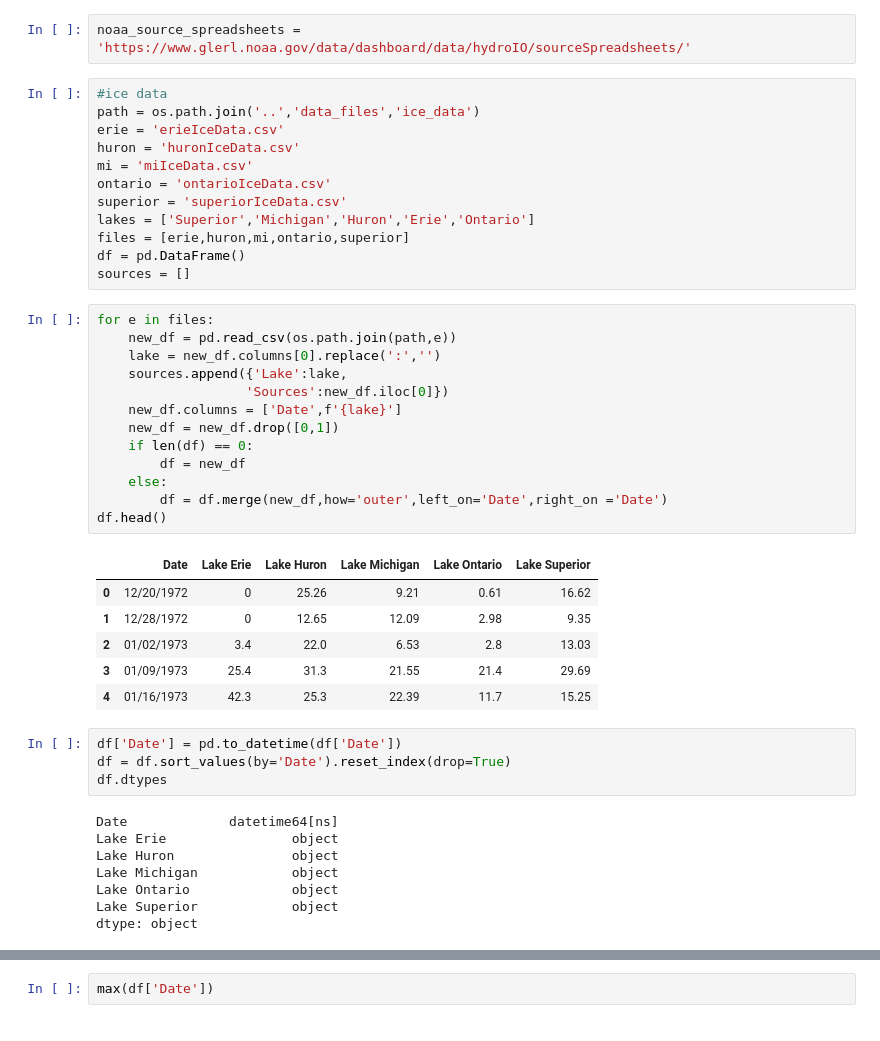
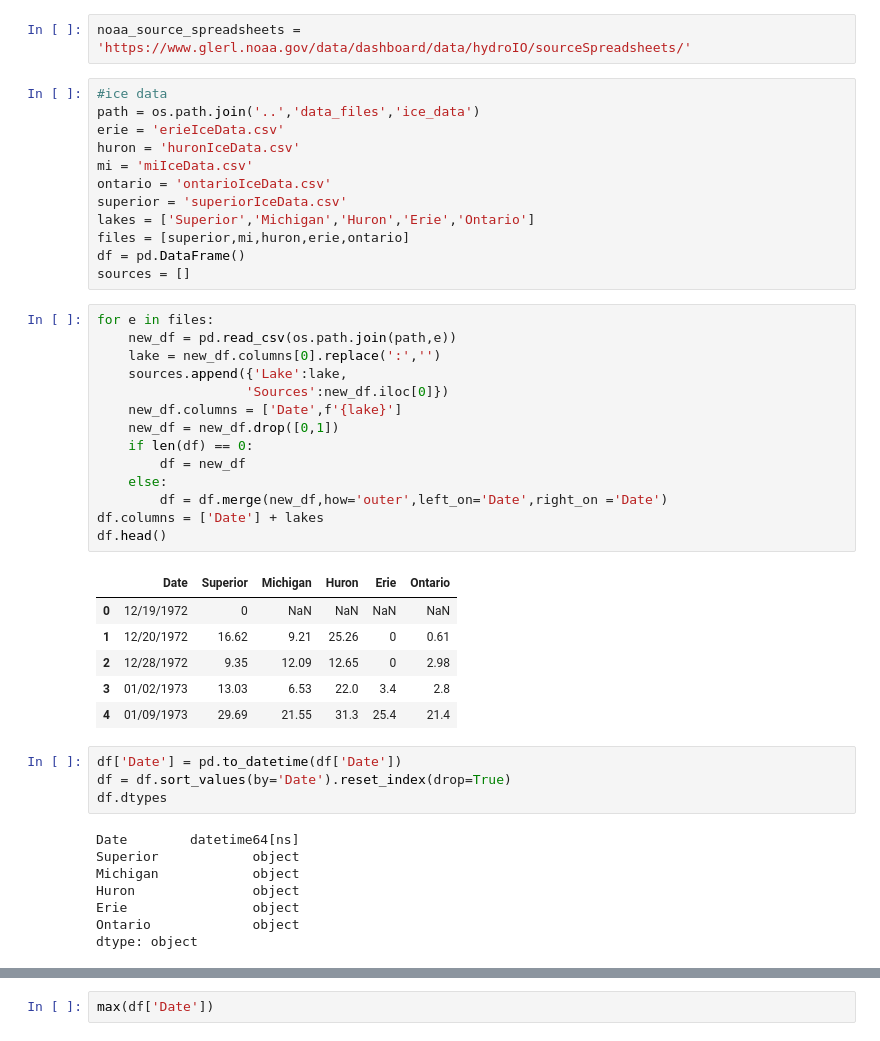
Before and after one commit to JansenKat/SMMBBGKJ-TTH-Prj1, a Jupyter notebook: notebooks/lake_ice.ipynb, the cells around one changed output, grey strips where cells are left out. Cells and saved outputs as stored; diff of their text form.

```diff
--- a/notebooks/lake_ice.ipynb
+++ b/notebooks/lake_ice.ipynb
@@ -15,40 +15,41 @@ mi = 'miIceData.csv'
 ontario = 'ontarioIceData.csv'
 superior = 'superiorIceData.csv'
 lakes = ['Superior','Michigan','Huron','Erie','Ontario']
-files = [erie,huron,mi,ontario,superior]
+files = [superior,mi,huron,erie,ontario]
 df = pd.DataFrame()
 sources = []
 # %%
 for e in files:
     new_df = pd.read_csv(os.path.join(path,e))
     lake = new_df.columns[0].replace(':','')
     sources.append({'Lake':lake,
                    'Sources':new_df.iloc[0]})
     new_df.columns = ['Date',f'{lake}']
     new_df = new_df.drop([0,1])
     if len(df) == 0:
         df = new_df
     else:
         df = df.merge(new_df,how='outer',left_on='Date',right_on ='Date')
+df.columns = ['Date'] + lakes
 df.head()
 # %% [output]
-|  | Date | Lake Erie | Lake Huron | Lake Michigan | Lake Ontario | Lake Superior |
-| 0 | 12/20/1972 | 0 | 25.26 | 9.21 | 0.61 | 16.62 |
-| 1 | 12/28/1972 | 0 | 12.65 | 12.09 | 2.98 | 9.35 |
-| 2 | 01/02/1973 | 3.4 | 22.0 | 6.53 | 2.8 | 13.03 |
-| 3 | 01/09/1973 | 25.4 | 31.3 | 21.55 | 21.4 | 29.69 |
-| 4 | 01/16/1973 | 42.3 | 25.3 | 22.39 | 11.7 | 15.25 |
+|  | Date | Superior | Michigan | Huron | Erie | Ontario |
+| 0 | 12/19/1972 | 0 | NaN | NaN | NaN | NaN |
+| 1 | 12/20/1972 | 16.62 | 9.21 | 25.26 | 0 | 0.61 |
+| 2 | 12/28/1972 | 9.35 | 12.09 | 12.65 | 0 | 2.98 |
+| 3 | 01/02/1973 | 13.03 | 6.53 | 22.0 | 3.4 | 2.8 |
+| 4 | 01/09/1973 | 29.69 | 21.55 | 31.3 | 25.4 | 21.4 |
 # %%
 df['Date'] = pd.to_datetime(df['Date'])
 df = df.sort_values(by='Date').reset_index(drop=True)
 df.dtypes
 # %% [output]
-Date             datetime64[ns]
-Lake Erie                object
-Lake Huron               object
-Lake Michigan            object
-Lake Ontario             object
-Lake Superior            object
+Date        datetime64[ns]
+Superior            object
+Michigan            object
+Huron               object
+Erie                object
+Ontario             object
 dtype: object
 # %%
 df
```
Also changed, not shown: parts of 7 cells of this notebook, 2 other files.
